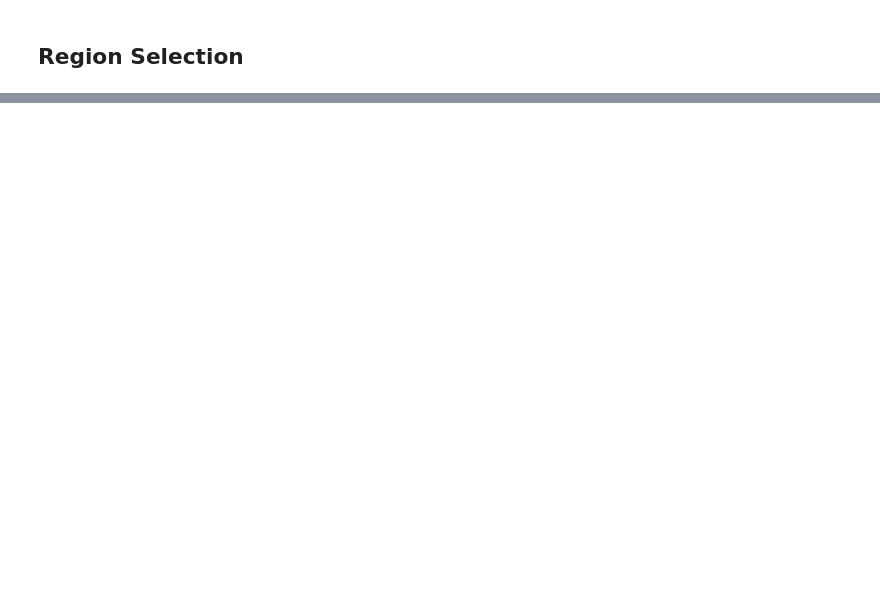
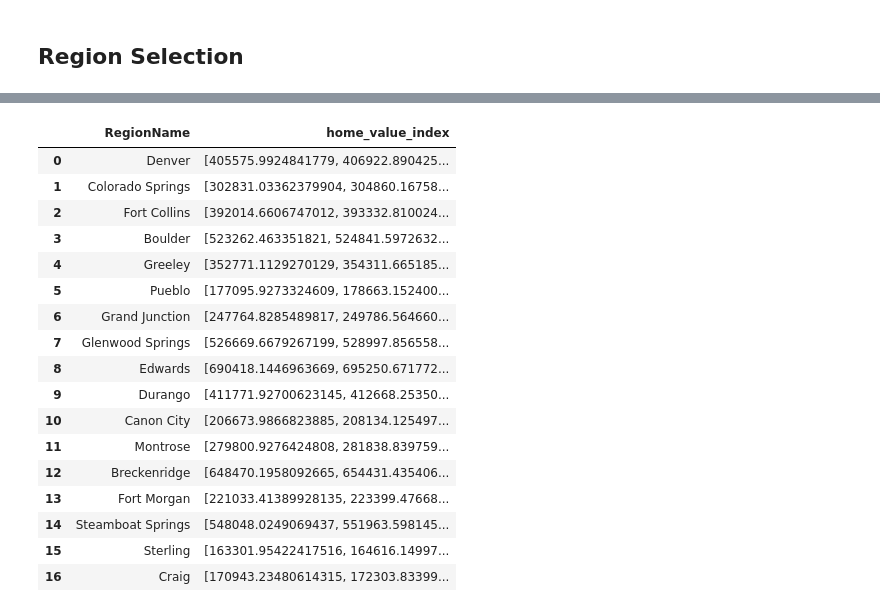
Before and after one commit to prnv19/Buy-vs-Rent, a Jupyter notebook: data_cleaning.ipynb, the cells around one changed output, grey strips where cells are left out. Saved outputs shown, nothing was run; the diff lists cells and outputs as text; code cells hidden in the pictures; blank space fills up the shorter version.

```diff
--- a/data_cleaning.ipynb
+++ b/data_cleaning.ipynb
@@ -231,7 +175,7 @@ ori_df
 | 641 | 753880 | 930 | Fairfield, IA | msa | IA | [836.8540323582655, 834.427351514... |
 642 rows × 6 columns
 # %%
-hvi_df = pd.read_csv('Datasets/cleaned/home_value_index.csv')
+# hvi_df = pd.read_csv('Datasets/cleaned/home_value_index.csv')
 
 hvi_df['home_value_index'] = pd.NA
 for i in range(len(hvi_df)):
@@ -365,2 +260,36 @@ df_final
+# %%
+# Select rows with column as CO
+hvi_df = hvi_df[hvi_df['StateName'] == 'CO']
+
+#Remove ', CO' from the 'RegionName' column
+hvi_df['RegionName'] = hvi_df['RegionName'].str.replace(', CO', '')
+hvi_df['RegionName'].iloc[10] = 'Canon City'
+
+#Remove columns
+hvi_df.drop(['RegionID', 'SizeRank', 'RegionType', 'StateName'], axis=1, inplace=True)
+
+#Reset the index
+hvi_df.reset_index(drop=True, inplace=True)
+
+hvi_df
+# %% [output]
+|  | RegionName | home_value_index |
+| 0 | Denver | [405575.9924841779, 406922.890425... |
+| 1 | Colorado Springs | [302831.03362379904, 304860.16758... |
+| 2 | Fort Collins | [392014.6606747012, 393332.810024... |
+| 3 | Boulder | [523262.463351821, 524841.5972632... |
+| 4 | Greeley | [352771.1129270129, 354311.665185... |
+| 5 | Pueblo | [177095.9273324609, 178663.152400... |
+| 6 | Grand Junction | [247764.8285489817, 249786.564660... |
+| 7 | Glenwood Springs | [526669.6679267199, 528997.856558... |
+| 8 | Edwards | [690418.1446963669, 695250.671772... |
+| 9 | Durango | [411771.92700623145, 412668.25350... |
+| 10 | Canon City | [206673.9866823885, 208134.125497... |
+| 11 | Montrose | [279800.9276424808, 281838.839759... |
+| 12 | Breckenridge | [648470.1958092665, 654431.435406... |
+| 13 | Fort Morgan | [221033.41389928135, 223399.47668... |
+| 14 | Steamboat Springs | [548048.0249069437, 551963.598145... |
+| 15 | Sterling | [163301.95422417516, 164616.14997... |
+| 16 | Craig | [170943.23480614315, 172303.83399... |
 # %%
 #Save the final dataset
```
Also changed, not shown: parts of 13 cells of this notebook.
